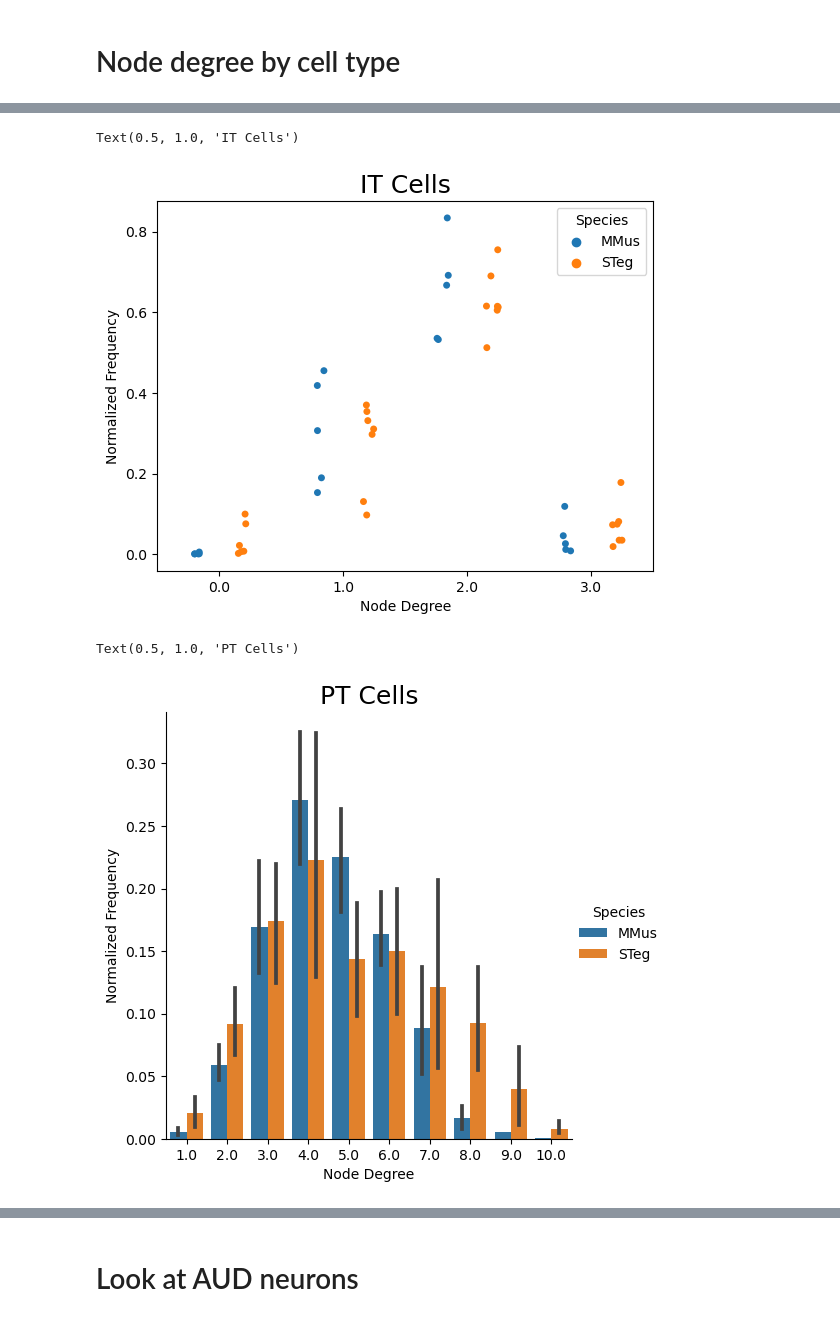
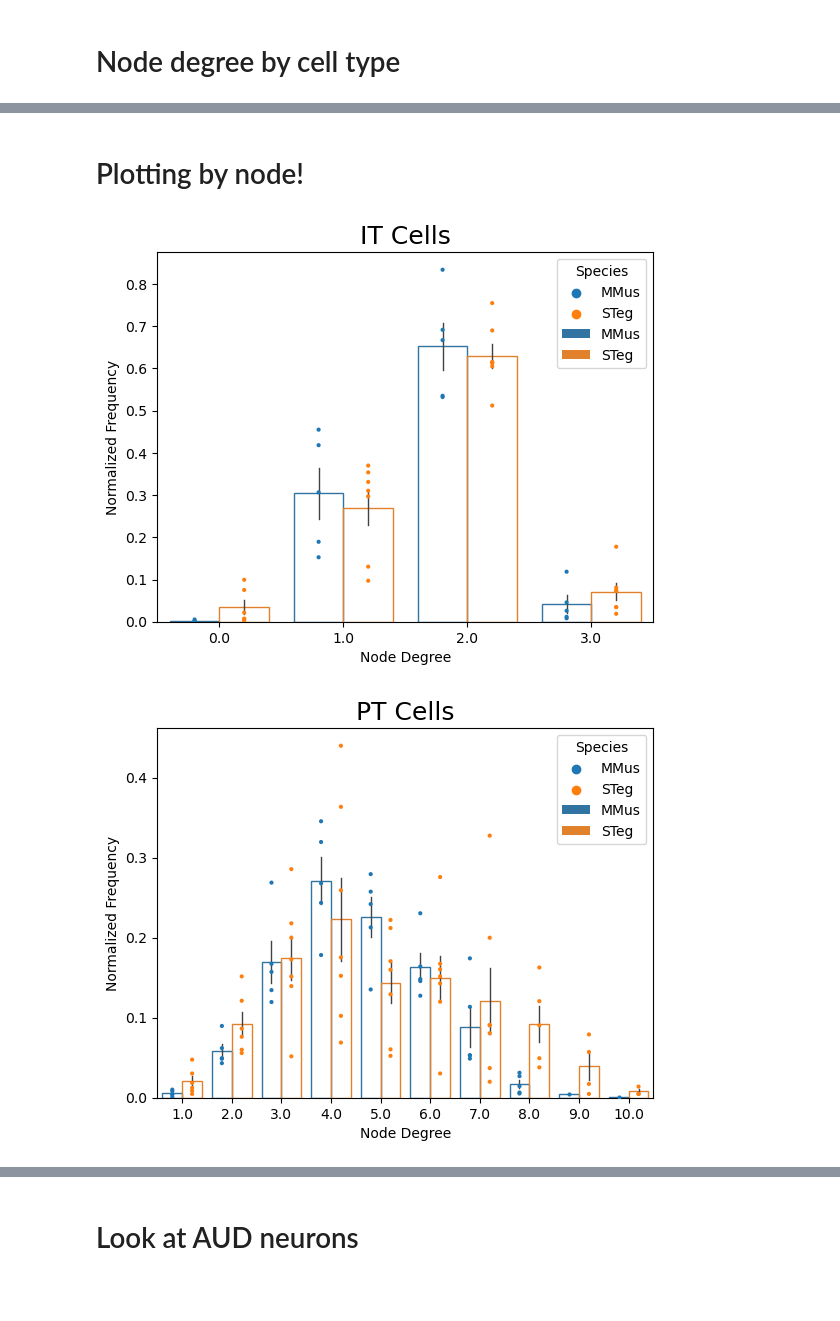
Before and after one commit to eisko/MAPseq_analysis, a Jupyter notebook: M194_M220_SC2.ipynb, the cells around one changed output, grey strips where cells are left out. Cells and saved outputs as stored; diff of their text form; code cells hidden in the pictures; blank space fills up the shorter version.

Commit message:
making bar + dot plots

```diff
--- a/M194_M220_SC2.ipynb
+++ b/M194_M220_SC2.ipynb
@@ -139,8 +124,3 @@ mm_it_nodes = df_to_nodes(omc_it_mm, drop=["OMCi"], mice=mice_mm, species="MMus"
 st_it_nodes = df_to_nodes(omc_it_st, drop=["OMCi"], mice=mice_st, species="STeg")
 mm_pt_nodes = df_to_nodes(omc_pt_mm, drop=["OMCi"], mice=mice_mm, species="MMus")
 st_pt_nodes = df_to_nodes(omc_pt_st, drop=["OMCi"], mice=mice_st, species="STeg")
-# %%
-plot = pd.concat([mm_it_nodes, st_it_nodes])
-sns.catplot(plot, x="Node Degree", y="Normalized Frequency", hue="Species", kind="bar")
-plt.title("IT Cells", size=18)
-# plt.savefig(out_path + "all_node_bar.jpeg", dpi=300, bbox_inches="tight")
@@ -150,14 +127,34 @@ Text(0.5, 1.0, 'IT Cells')
+# %% [markdown]
+# Plotting by node!
+# %%
+def dot_bar_plot(df, title):
+    """
+    Function to take pandas dataframe and plot individual values and mean/sem values
+    Intent to use for plotting nodes by frequency (in fraction of neurons)
+
+    Args:
+        df (pandas.core.frame.DataFrame): pandas dataframe where rows are nodes and columns are:
+         'Node Degreee', 'Normalized Frequency', 'Species', and 'mouse'
+         - See output of df_to_nodes
+        title (str): plot title
+    """
+    sns.stripplot(df, x="Node Degree", y="Normalized Frequency", hue="Species", dodge=True, jitter=False, size=3)
+    t_ax = sns.barplot(df, x="Node Degree", y="Normalized Frequency", hue="Species", errorbar="se", errwidth=1)
+    for patch in t_ax.patches:
+        clr = patch.get_facecolor()
+        patch.set_edgecolor(clr)
+        patch.set_facecolor((0,0,0,0))
+    plt.setp(t_ax.patches, linewidth=1)
+    plt.title(title, size=18)
+
+    return(plt.show())
 # %%
 plot = pd.concat([mm_it_nodes, st_it_nodes])
-sns.stripplot(plot, x="Node Degree", y="Normalized Frequency", hue="Species", dodge=True)
-plt.title("IT Cells", size=18)
+dot_bar_plot(plot, "IT Cells")
 # %% [output]
-Text(0.5, 1.0, 'IT Cells')
-[figure, old version]
+[figure, new version]
 # %%
 plot = pd.concat([mm_pt_nodes, st_pt_nodes])
-sns.catplot(plot, x="Node Degree", y="Normalized Frequency", hue="Species", kind="bar")
-plt.title("PT Cells", size=18)
+dot_bar_plot(plot, "PT Cells")
 # %% [output]
-Text(0.5, 1.0, 'PT Cells')
-[figure, old version]
+[figure, new version]
```
Also changed, not shown: parts of 6 cells of this notebook.
